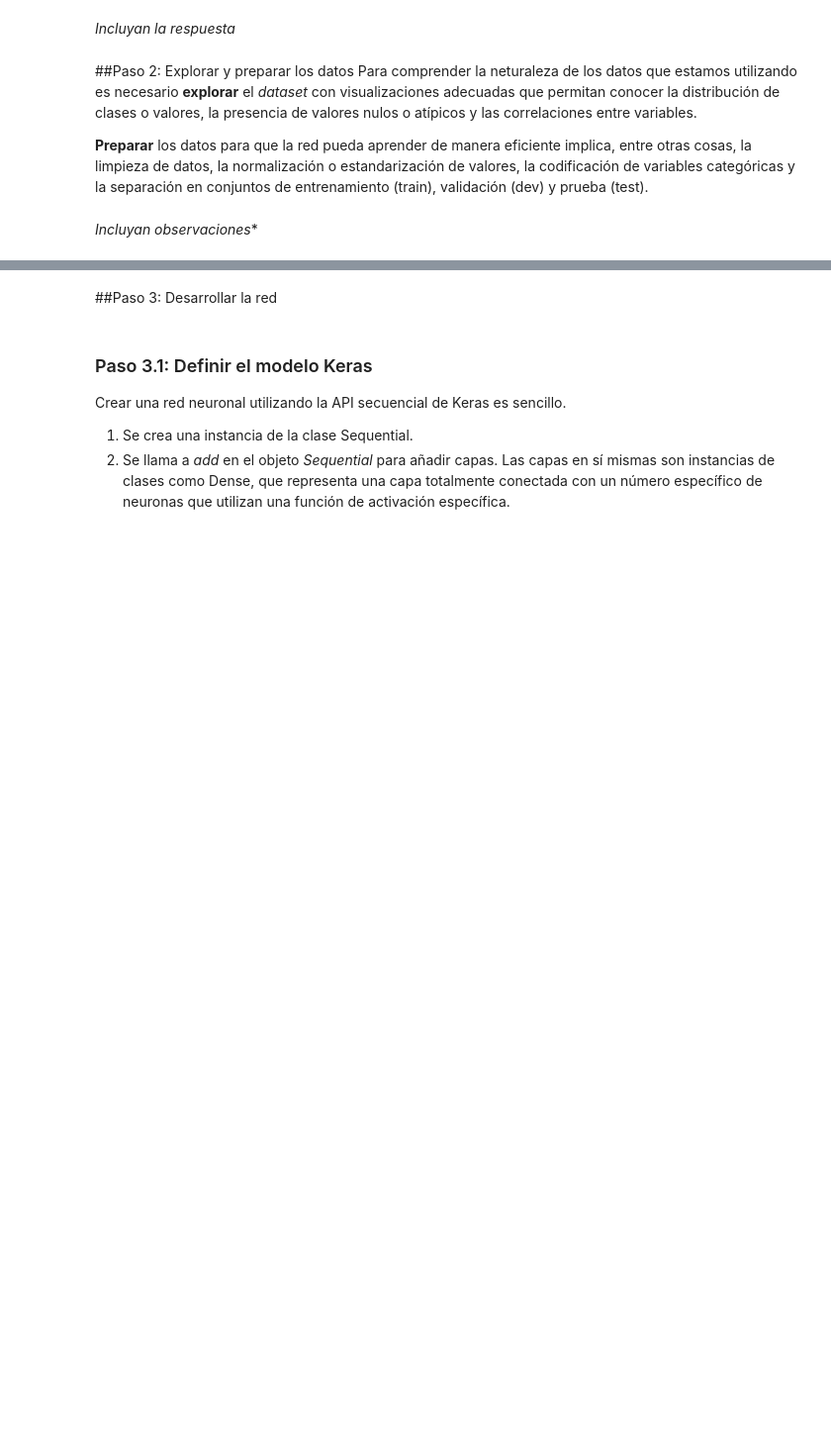
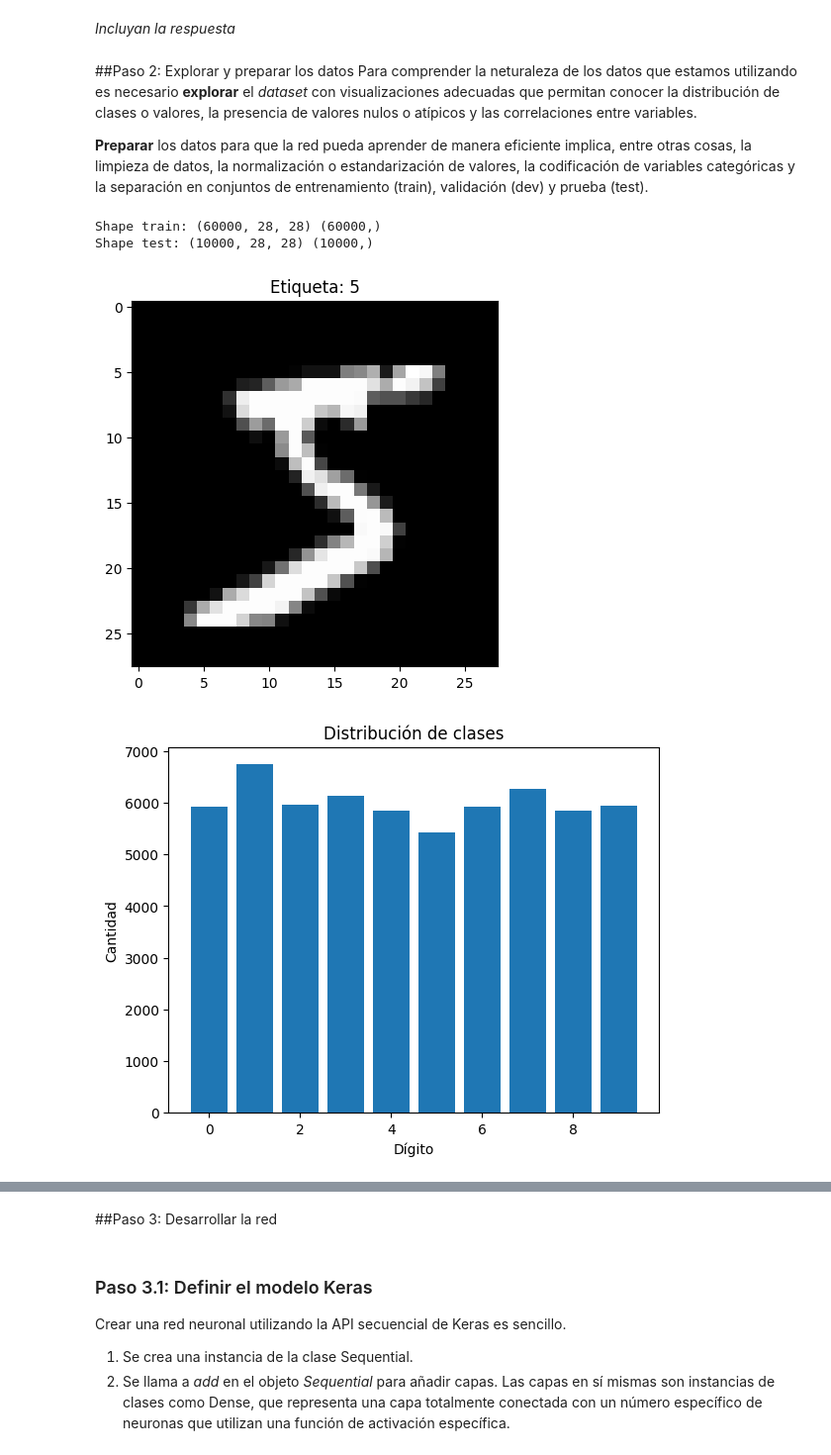
Before and after one commit to ders14028-bit/Lab2_PTIA, a Jupyter notebook: RodriguezVivas_lab2_PTIA_c.ipynb, the cells around one changed output, grey strips where cells are left out. Shown at 99% size. Saved outputs shown, nothing was run; the diff lists cells and outputs as text; code cells hidden in the pictures; blank space fills up the shorter version.

```diff
--- a/RodriguezVivas_lab2_PTIA_c.ipynb
+++ b/RodriguezVivas_lab2_PTIA_c.ipynb
@@ -766,2 +961,0 @@ Para comprender la neturaleza de los datos que estamos utilizando es necesario *
-# %% [markdown]
-*Incluyan observaciones**
@@ -769,0 +962,31 @@ Para comprender la neturaleza de los datos que estamos utilizando es necesario *
+# %%
+from tensorflow.keras.datasets import mnist
+import numpy as np
+import matplotlib.pyplot as plt
+
+(x_train, y_train), (x_test, y_test) = mnist.load_data()
+
+print("Shape train:", x_train.shape, y_train.shape)
+print("Shape test:", x_test.shape, y_test.shape)
+
+x_train = x_train.astype("float32")
+x_test = x_test.astype("float32")
+
+# Ver una imagen de ejemplo
+plt.imshow(x_train[0], cmap='gray')
+plt.title(f"Etiqueta: {y_train[0]}")
+plt.show()
+
+# Distribución de clases
+unique, counts = np.unique(y_train, return_counts=True)
+
+plt.bar(unique, counts)
+plt.title("Distribución de clases")
+plt.xlabel("Dígito")
+plt.ylabel("Cantidad")
+plt.show()
+# %% [output]
+Shape train: (60000, 28, 28) (60000,)
+Shape test: (10000, 28, 28) (10000,)
+[figure, added]
+[figure, added]
```
Also changed, not shown: parts of 39 cells of this notebook.
